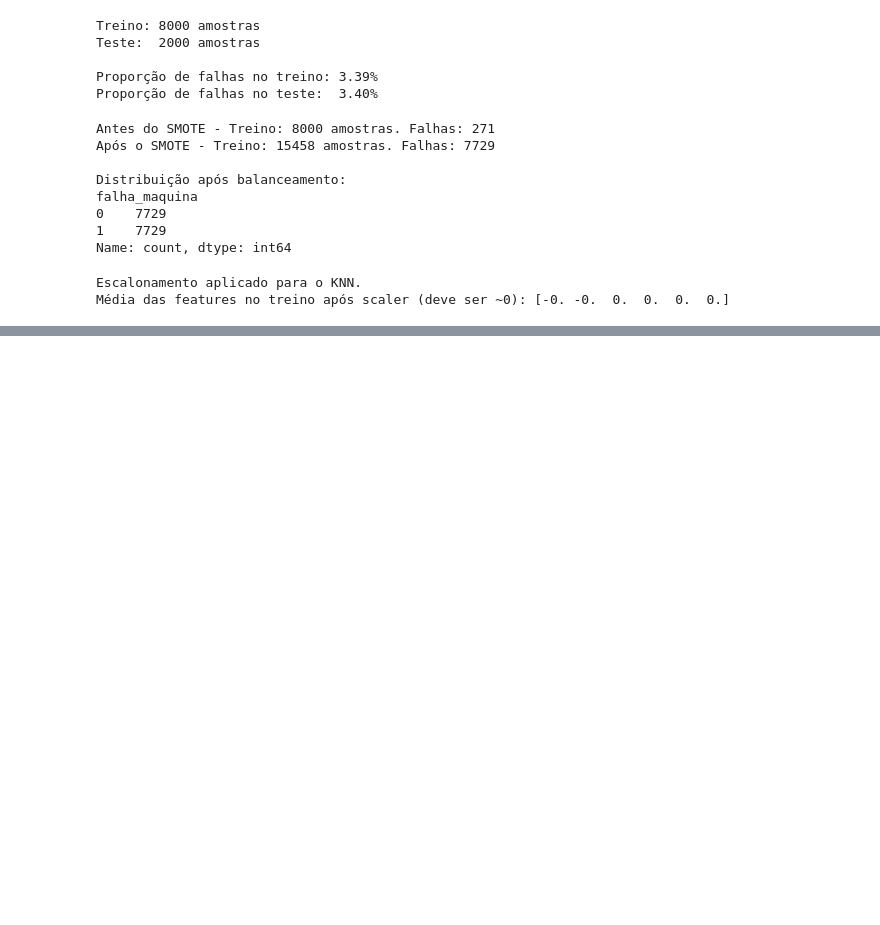
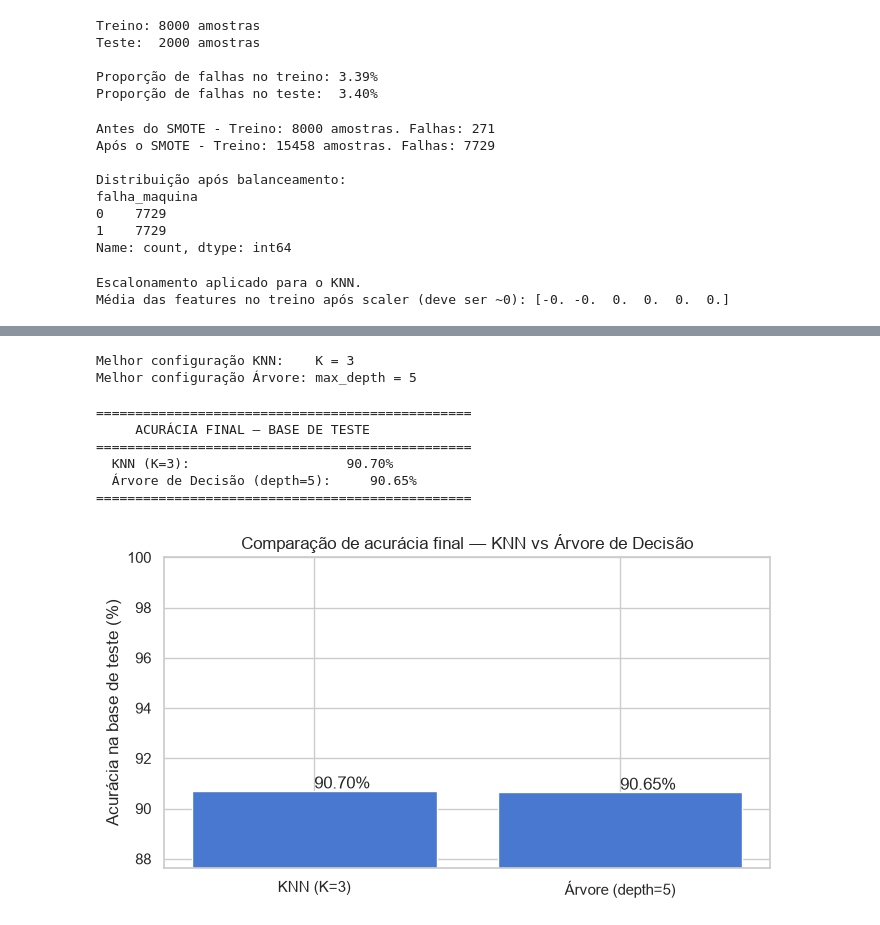
Before and after one commit to zobolidiogo/pipeline_preditiva, a Jupyter notebook: pipeline_preditiva.ipynb, the cells around one changed output, grey strips where cells are left out. Drawn from its saved outputs; the diff is of its cells as text; code cells hidden in the pictures; blank space fills up the shorter version.

Commit message:
finalizacao de todas as fases

```diff
--- a/pipeline_preditiva.ipynb
+++ b/pipeline_preditiva.ipynb
@@ -324,0 +393,59 @@ Média das features no treino após scaler (deve ser ~0): [-0. -0.  0.  0.  0.
+# %%
+# Melhor K: menor gap com maior acurácia de teste
+melhor_knn_row = df_knn.loc[df_knn["Gap (treino - teste)"].abs().idxmin()]
+melhor_k = int(melhor_knn_row["K"])
+
+# Melhor profundidade: excluindo None (overfitting confirmado)
+df_sem_none = df_arvore[df_arvore["max_depth"] != "None"].copy()
+df_sem_none["Gap (treino - teste)"] = df_sem_none["Gap (treino - teste)"].astype(float)
+melhor_arvore_row = df_sem_none.loc[df_sem_none["Gap (treino - teste)"].abs().idxmin()]
+melhor_depth_str = melhor_arvore_row["max_depth"]
+melhor_depth_val = int(melhor_depth_str)
+
+print(f"Melhor configuração KNN:    K = {melhor_k}")
+print(f"Melhor configuração Árvore: max_depth = {melhor_depth_val}")
+# %% [output]
+Melhor configuração KNN:    K = 3
+Melhor configuração Árvore: max_depth = 5
+# %%
+# Treinando os modelos finais com as melhores configurações
+knn_final = KNeighborsClassifier(n_neighbors=melhor_k)
+knn_final.fit(X_train_knn, y_train_bal)
+acc_knn = accuracy_score(y_test, knn_final.predict(X_test_knn))
+
+arvore_final = DecisionTreeClassifier(max_depth=melhor_depth_val, random_state=42)
+arvore_final.fit(X_train_bal, y_train_bal)
+acc_arvore = accuracy_score(y_test, arvore_final.predict(X_test))
+
+print("=" * 48)
+print("     ACURÁCIA FINAL — BASE DE TESTE")
+print("=" * 48)
+print(f"  KNN (K={melhor_k}):                    {acc_knn*100:.2f}%")
+print(f"  Árvore de Decisão (depth={melhor_depth_val}):     {acc_arvore*100:.2f}%")
+print("=" * 48)
+# %% [output]
+================================================
+     ACURÁCIA FINAL — BASE DE TESTE
+================================================
+  KNN (K=3):                    90.70%
+  Árvore de Decisão (depth=5):     90.65%
+================================================
+# %%
+fig, ax = plt.subplots(figsize=(7, 4))
+
+modelos = [f"KNN (K={melhor_k})", f"Árvore (depth={melhor_depth_val})"]
+acuracias = [acc_knn * 100, acc_arvore * 100]
+
+bars = ax.bar(modelos, acuracias)
+for bar, val in zip(bars, acuracias):
+    ax.text(bar.get_x() + bar.get_width() / 2, bar.get_height() + 0.1,
+            f"{val:.2f}%")
+
+ax.set_ylim(min(acuracias) - 3, 100)
+ax.set_ylabel("Acurácia na base de teste (%)")
+ax.set_title("Comparação de acurácia final — KNN vs Árvore de Decisão")
+plt.tight_layout()
+plt.savefig("outputs/graficos/veredito_final.png")
+plt.show()
+# %% [output]
+[figure, added]
```
Also changed, not shown: parts of 3 cells of this notebook, 1 other file.
